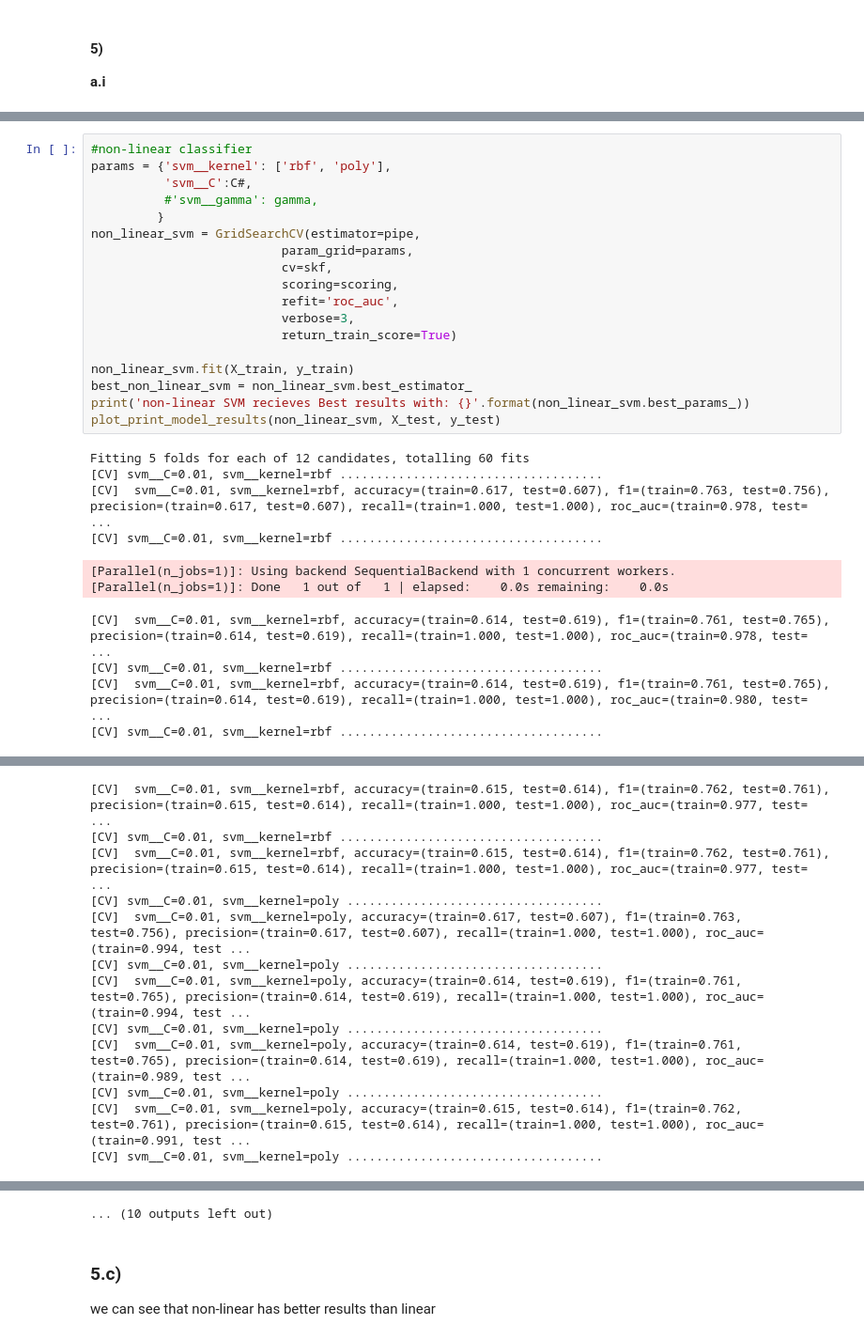
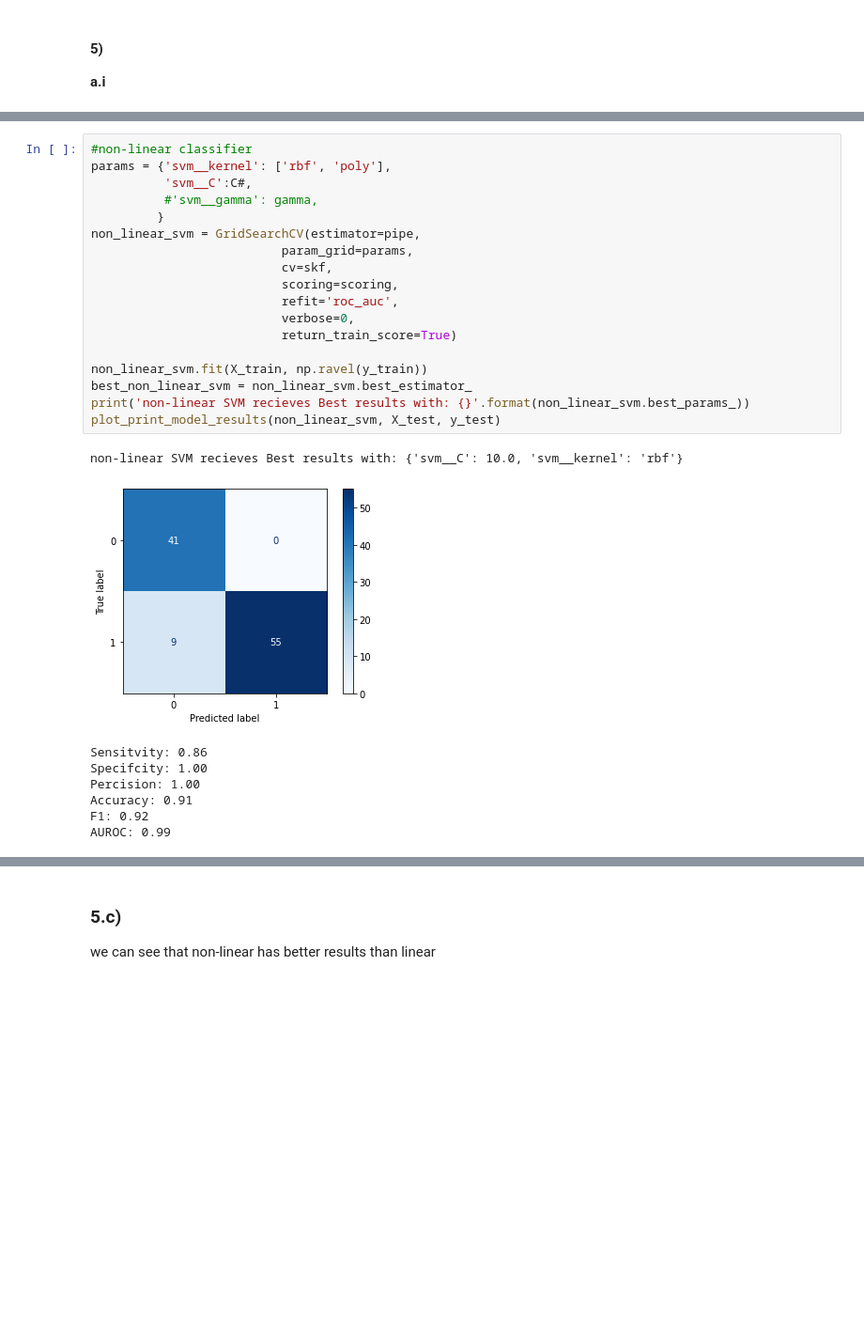
Before and after one commit to mlh-master/hw2_mlh-guy-dor, a Jupyter notebook: HW2.ipynb, the cells around one changed output, grey strips where cells are left out. Shown at 94% size. Saved outputs shown, nothing was run; the diff lists cells and outputs as text; blank space fills up the shorter version.

```diff
--- a/HW2.ipynb
+++ b/HW2.ipynb
@@ -379,29 +332,27 @@ Fitting 5 folds for each of 6 candidates, totalling 30 fits
 # %%
 #non-linear classifier
 params = {'svm__kernel': ['rbf', 'poly'],
           'svm__C':C#,
           #'svm__gamma': gamma,
          }
 non_linear_svm = GridSearchCV(estimator=pipe,
                           param_grid=params,
                           cv=skf,
                           scoring=scoring,
                           refit='roc_auc',
-                          verbose=3,
+                          verbose=0,
                           return_train_score=True)
 
-non_linear_svm.fit(X_train, y_train)
+non_linear_svm.fit(X_train, np.ravel(y_train))
 best_non_linear_svm = non_linear_svm.best_estimator_
 print('non-linear SVM recieves Best results with: {}'.format(non_linear_svm.best_params_))
 plot_print_model_results(non_linear_svm, X_test, y_test)
 # %% [output]
-Fitting 5 folds for each of 12 candidates, totalling 60 fits
-[CV] svm__C=0.01, svm__kernel=rbf ....................................
-[CV]  svm__C=0.01, svm__kernel=rbf, accuracy=(train=0.617, test=0.607), f1=(train=0.763, test=0.756), precision=(train=0.617, test=0.607), recall=(train=1.000, test=1.000), roc_auc=(train=0.978, test= ...
-[CV] svm__C=0.01, svm__kernel=rbf ....................................
+non-linear SVM recieves Best results with: {'svm__C': 10.0, 'svm__kernel': 'rbf'}
+[figure, added]
-[Parallel(n_jobs=1)]: Using backend SequentialBackend with 1 concurrent workers.
-[Parallel(n_jobs=1)]: Done   1 out of   1 | elapsed:    0.0s remaining:    0.0s
+Sensitvity: 0.86
+Specifcity: 1.00
+Percision: 1.00
+Accuracy: 0.91
+F1: 0.92
+AUROC: 0.99
-[CV]  svm__C=0.01, svm__kernel=rbf, accuracy=(train=0.614, test=0.619), f1=(train=0.761, test=0.765), precision=(train=0.614, test=0.619), recall=(train=1.000, test=1.000), roc_auc=(train=0.978, test= ...
-[CV] svm__C=0.01, svm__kernel=rbf ....................................
-[CV]  svm__C=0.01, svm__kernel=rbf, accuracy=(train=0.614, test=0.619), f1=(train=0.761, test=0.765), precision=(train=0.614, test=0.619), recall=(train=1.000, test=1.000), roc_auc=(train=0.980, test= ...
-[CV] svm__C=0.01, svm__kernel=rbf ....................................
@@ -409,12 +358,0 @@ Fitting 5 folds for each of 12 candidates, totalling 60 fits
-[CV]  svm__C=0.01, svm__kernel=rbf, accuracy=(train=0.615, test=0.614), f1=(train=0.762, test=0.761), precision=(train=0.615, test=0.614), recall=(train=1.000, test=1.000), roc_auc=(train=0.977, test= ...
-[CV] svm__C=0.01, svm__kernel=rbf ....................................
-[CV]  svm__C=0.01, svm__kernel=rbf, accuracy=(train=0.615, test=0.614), f1=(train=0.762, test=0.761), precision=(train=0.615, test=0.614), recall=(train=1.000, test=1.000), roc_auc=(train=0.977, test= ...
-[CV] svm__C=0.01, svm__kernel=poly ...................................
-[CV]  svm__C=0.01, svm__kernel=poly, accuracy=(train=0.617, test=0.607), f1=(train=0.763, test=0.756), precision=(train=0.617, test=0.607), recall=(train=1.000, test=1.000), roc_auc=(train=0.994, test ...
-[CV] svm__C=0.01, svm__kernel=poly ...................................
-[CV]  svm__C=0.01, svm__kernel=poly, accuracy=(train=0.614, test=0.619), f1=(train=0.761, test=0.765), precision=(train=0.614, test=0.619), recall=(train=1.000, test=1.000), roc_auc=(train=0.994, test ...
-[CV] svm__C=0.01, svm__kernel=poly ...................................
-[CV]  svm__C=0.01, svm__kernel=poly, accuracy=(train=0.614, test=0.619), f1=(train=0.761, test=0.765), precision=(train=0.614, test=0.619), recall=(train=1.000, test=1.000), roc_auc=(train=0.989, test ...
-[CV] svm__C=0.01, svm__kernel=poly ...................................
-[CV]  svm__C=0.01, svm__kernel=poly, accuracy=(train=0.615, test=0.614), f1=(train=0.762, test=0.761), precision=(train=0.615, test=0.614), recall=(train=1.000, test=1.000), roc_auc=(train=0.991, test ...
-[CV] svm__C=0.01, svm__kernel=poly ...................................
@@ -467,4 +359,3 @@ Fitting 5 folds for each of 12 candidates, totalling 60 fits
-... (10 outputs left out)
 # %% [markdown]
 ### 5.c)
 we can see that non-linear has better results than linear
```
Also changed, not shown: parts of 18 cells of this notebook.
